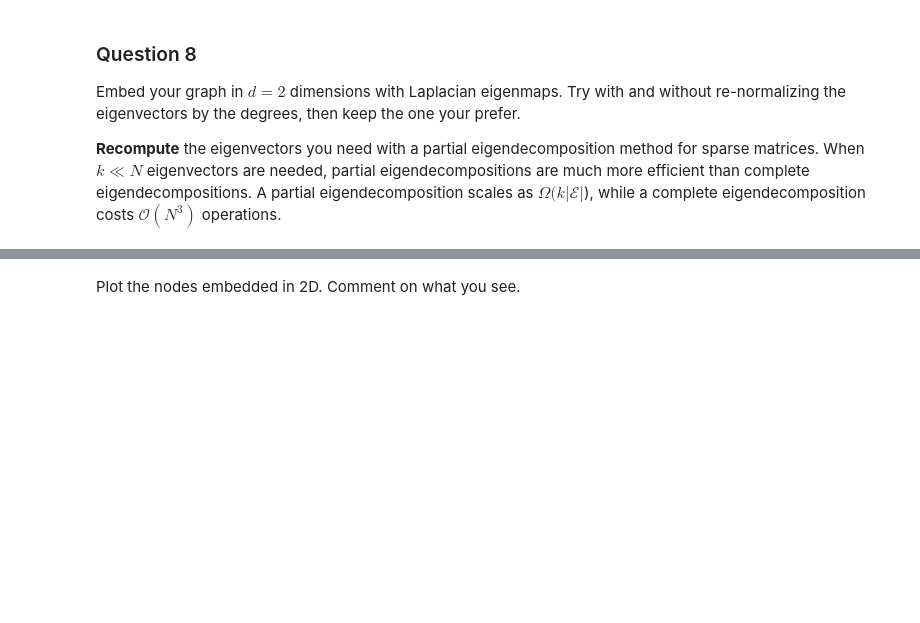
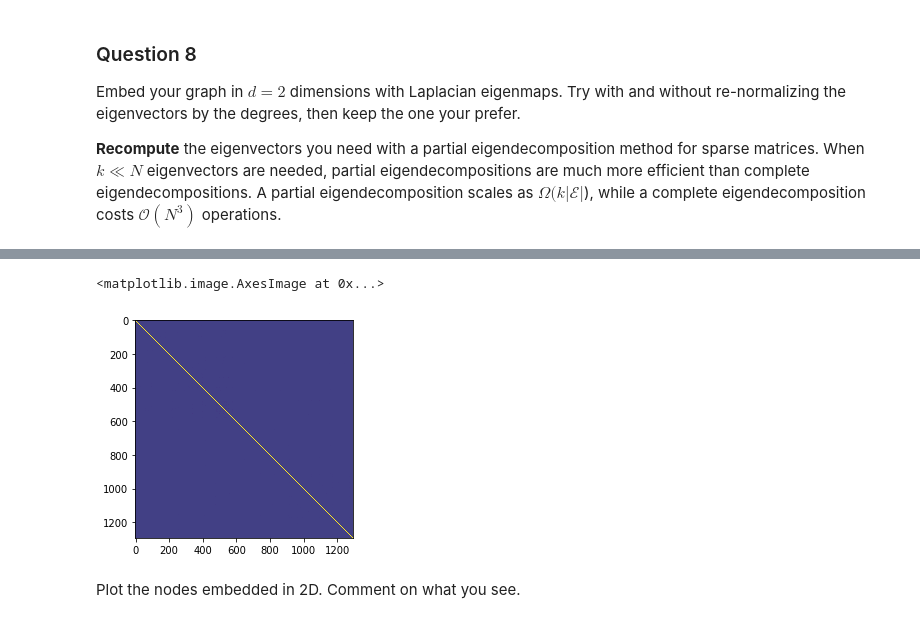
Before and after one commit to coencharles/team_porc_M4, a Jupyter notebook: milestones/3_spectral_graph_theory.ipynb, the cells around one changed output, grey strips where cells are left out. Drawn from its saved outputs; the diff is of its cells as text; code cells hidden in the pictures; blank space fills up the shorter version.

```diff
--- a/milestones/3_spectral_graph_theory.ipynb
+++ b/milestones/3_spectral_graph_theory.ipynb
@@ -231,3 +237,8 @@ laplacian_normalized_eigen =  D2_eigen.dot(laplacian_combinatorial_eigen.dot(D2_
+# %%
+plt.imshow(laplacian_normalized_eigen.todense())
+# %% [output]
+<matplotlib.image.AxesImage at 0x...>
+[figure, added]
 # %% [markdown]
 Plot the nodes embedded in 2D. Comment on what you see.
 # %%
```
Also changed, not shown: parts of 1 cell of this notebook, 3 other files.
